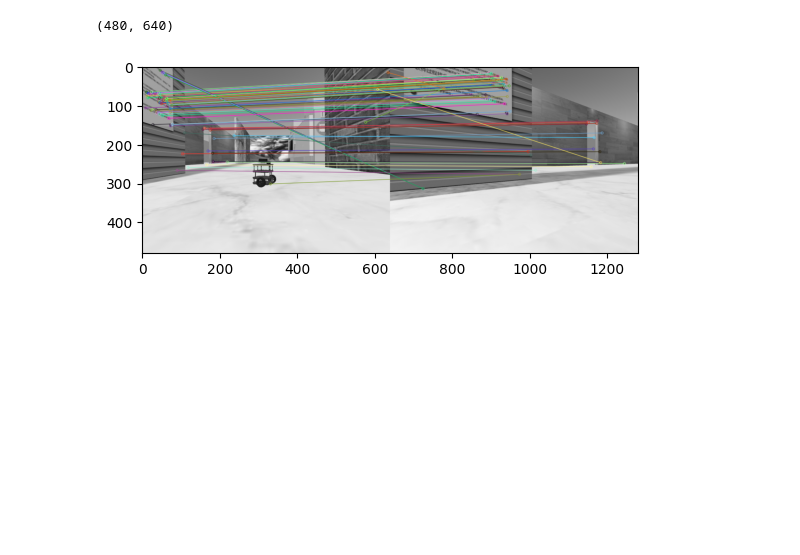
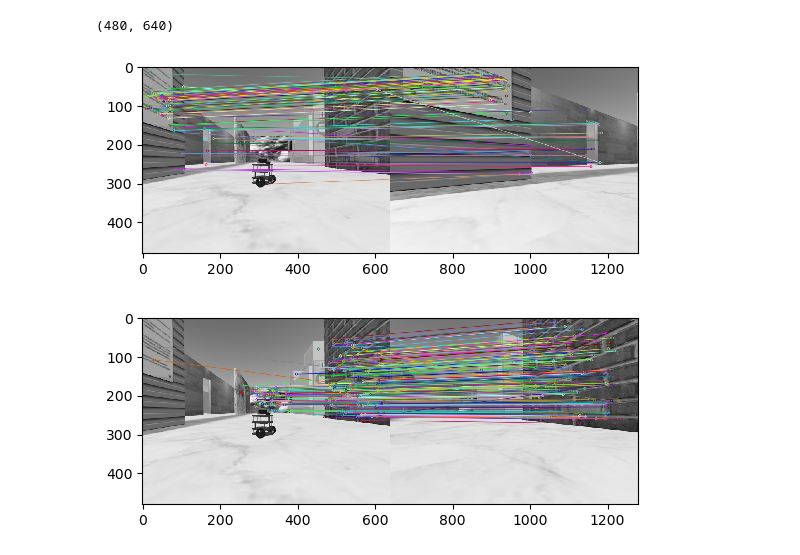
Before and after one commit to KunSong-L/Distributed-Multi-Robot-Topological-Map, a Jupyter notebook: self_topoexplore/scripts/RelaPose_main.ipynb, the cells around one changed output. Cells and saved outputs as stored; diff of their text form; code cells hidden in the pictures; blank space fills up the shorter version.

```diff
--- a/self_topoexplore/scripts/RelaPose_main.ipynb
+++ b/self_topoexplore/scripts/RelaPose_main.ipynb
@@ -1,38 +1,46 @@
 # %%
 import numpy as np
 from RelaPose_2pc_function import *
 import cv2 as cv
-from tqdm import tqdm
 import matplotlib.pyplot as plt
-import matplotlib.animation as animation
-import pytransform3d.transformations as pt
-from pytransform3d.transform_manager import TransformManager
+from scipy.spatial.transform import Rotation as R
 import math
-img1 = cv.imread("/home/master/debug/robot1.jpg")
-img2 = cv.imread("/home/master/debug/robot2.jpg")
+
+img1 = cv.imread("/home/song/debug/robot1.jpg")
+img2 = cv.imread("/home/song/debug/robot2.jpg")
 img1 = cv.cvtColor(img1,cv.COLOR_BGR2GRAY)
 img2 = cv.cvtColor(img2,cv.COLOR_BGR2GRAY)
 cam_rotation = [[0,0,0],[-0.2,0.1,math.pi/2],[-0.4,0.0,math.pi],[-0.2,-0.1,-math.pi/2]]
 height = img1.shape[0]
 widht = img1.shape[1]//4
 img1_list = []
 img2_list = []
 for i in range(4):
     img1_tmp = img1[0:height,i*widht:(i+1)*widht]
     img2_tmp = img2[0:height,i*widht:(i+1)*widht]
 
     img1_list.append(img1_tmp)
     img2_list.append(img2_tmp)
 
 
 tmp = img1_list[0]
 # plt.imshow(tmp,cmap=plt.get_cmap('gray'))
 print(tmp.shape)
 # read K
 K1_mat=np.array([319.9988245765257, 0.0, 320.5, 0.0, 319.9988245765257, 240.5, 0.0, 0.0, 1.0]).reshape((3,3))
 K2_mat=np.array([319.9988245765257, 0.0, 320.5, 0.0, 319.9988245765257, 240.5, 0.0, 0.0, 1.0]).reshape((3,3))
 
-best_model = planar_motion_calcu(img1_list[1],img2_list[2],K1_mat,K2_mat)
+best_model12 = planar_motion_calcu(img1_list[1],img2_list[2],K1_mat,K2_mat)
+best_model11 = planar_motion_calcu(img1_list[1],img2_list[1],K1_mat,K2_mat)
+
+theta1 = -best_model12[0]
+phi1 = -best_model12[1]
+theta2 = -best_model11[0]
+phi2 = -best_model11[1]
+
+
+R1 = R.from_euler('z', theta1, degrees=True).as_quat()
 # %% [output]
 (480, 640)
-[figure, old version]
+[figure, new version]
+[figure, added]
```
